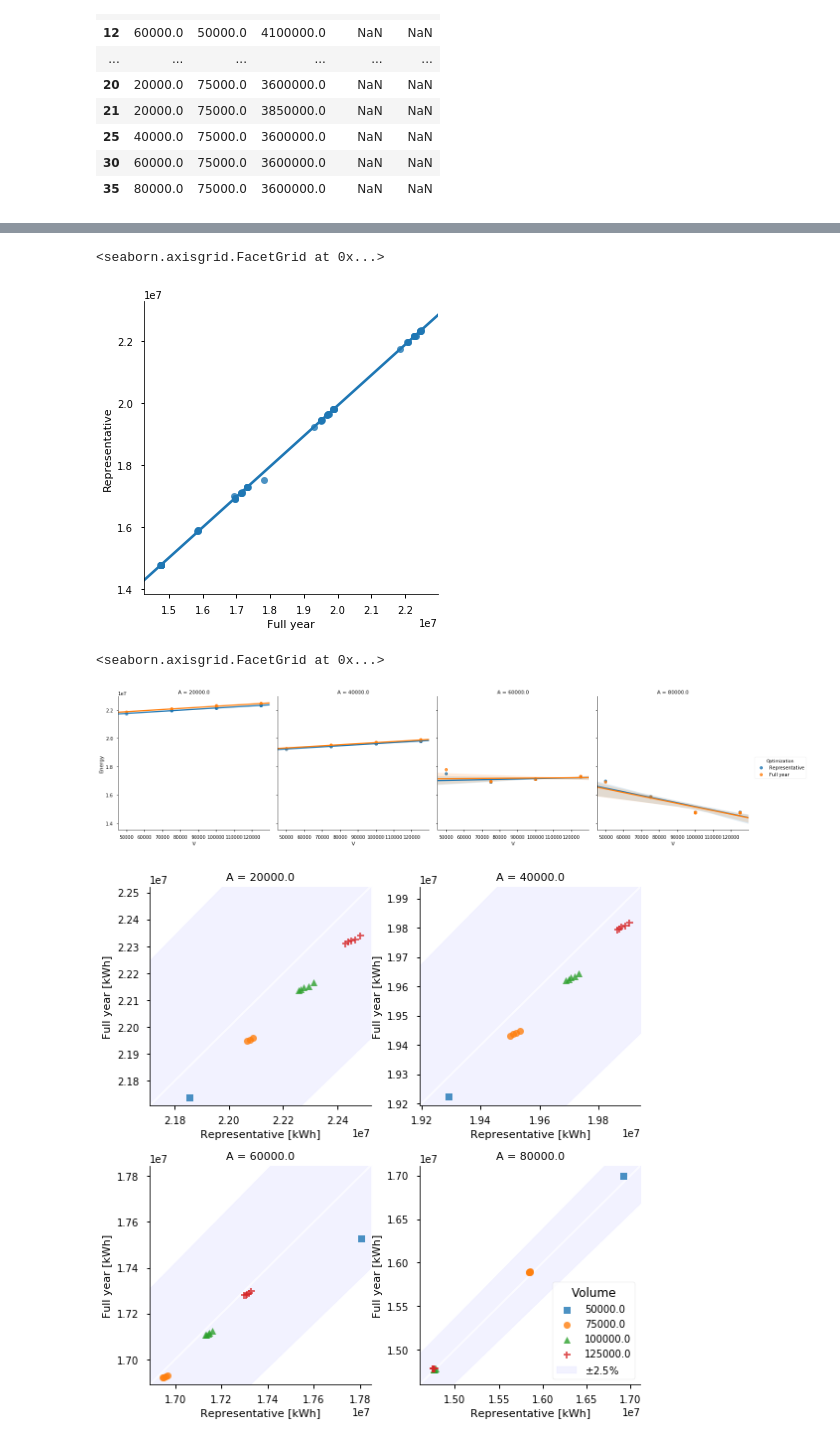
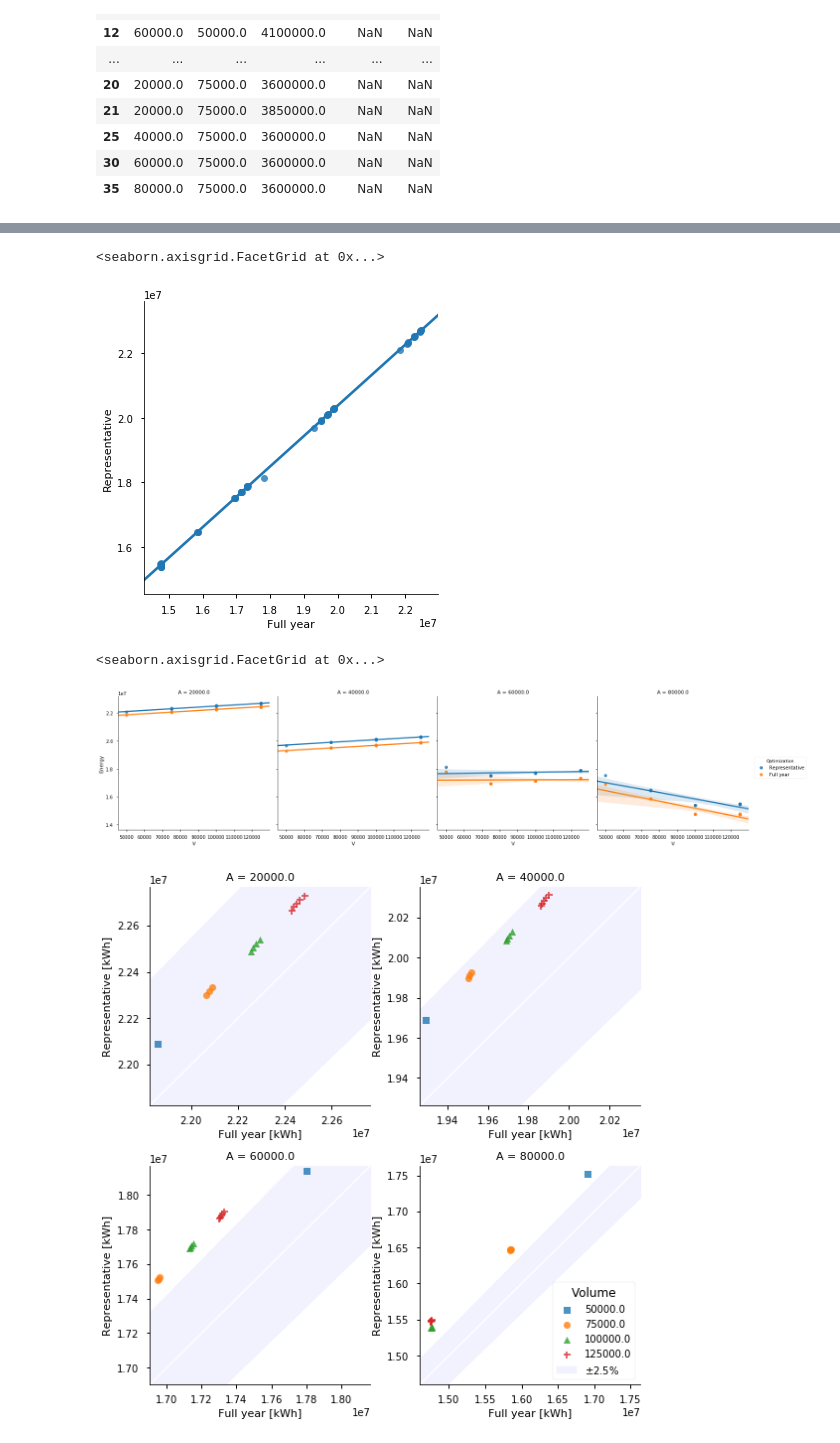
Before and after one commit to energyville/modesto, a Jupyter notebook: misc/RepresentativePeriods/testPostPr.ipynb, the cells around one changed output, grey strips where cells are left out. Cells and saved outputs as stored; diff of their text form; code cells hidden in the pictures.

Commit message:
Correlation and correlated results

```diff
--- a/misc/RepresentativePeriods/testPostPr.ipynb
+++ b/misc/RepresentativePeriods/testPostPr.ipynb
@@ -5,7 +5,7 @@ import matplotlib.pyplot as plt
 import seaborn as sns
 %matplotlib inline
 # %%
-data = pd.read_csv('result6w.txt', sep=' ', index_col=0)
+data = pd.read_csv('result7w_corr.txt', sep=' ', index_col=0)
 print 'Cases computed:', str(len(data))
 # %% [output]
 Cases computed: 80
@@ -102,12 +109,12 @@ sns.pairplot(data_split, hue='Optimization')
 sns.lmplot('Full year', 'Representative', data, )
 # %% [output]
 <seaborn.axisgrid.FacetGrid at 0x...>
-[figure, old version]
+[figure, new version]
 # %%
 sns.lmplot(x='V', y='Energy', data=data_split, col='A', hue='Optimization')
 # %% [output]
 <seaborn.axisgrid.FacetGrid at 0x...>
-[figure, old version]
+[figure, new version]
 # %%
 import numpy as np
 
@@ -117,26 +124,26 @@ import matplotlib.patches as mpatches
 # %%
 g = sns.lmplot(x='Full year', y='Representative', data=data, fit_reg=False, hue='V', col='A', col_wrap=2, size=4,
                markers=['s', 'o', '^', '+'], sharex=False, sharey=False, legend=False)
 acc = 0.025
 
 for axnum, ax in enumerate(g.axes):
     limmin = np.min([ax.get_xlim(), ax.get_ylim()])
     limmax = np.max([ax.get_xlim(), ax.get_ylim()])
 
     ax.set_xlim(limmin, limmax)
     ax.set_ylim(limmin, limmax)
 
-    ax.set_xlabel('Representative [kWh]')
-    ax.set_ylabel('Full year [kWh]')
+    ax.set_xlabel('Full year [kWh]')
+    ax.set_ylabel('Representative [kWh]')
 
     # now plot both limits against eachother
     g.axes[axnum].plot([limmin, limmax], [limmin, limmax], 'w-',linewidth=2, alpha=0.75, zorder=0)
     g.axes[axnum].fill_between([limmin, limmax], [(1-acc)*limmin, (1-acc)*limmax], [(1+acc)*limmin, (1+acc)*limmax], zorder=-1, alpha=0.05, color='b', label='$\pm$'+str(100*acc)+'%')
 
 g.axes[-1].legend(loc='lower right', title='Volume')
 plt.savefig('SingleNode.png', dpi=600)
 # %% [output]
-[figure, old version]
+[figure, new version]
 # %%
 for ax in g.axes:
     ax.plot([1.4e7, 2.3e7],[1.4e7, 2.3e7], linestyle=':',linewidth=0.5)
```
Also changed, not shown: parts of 5 cells of this notebook, 8 other files.
